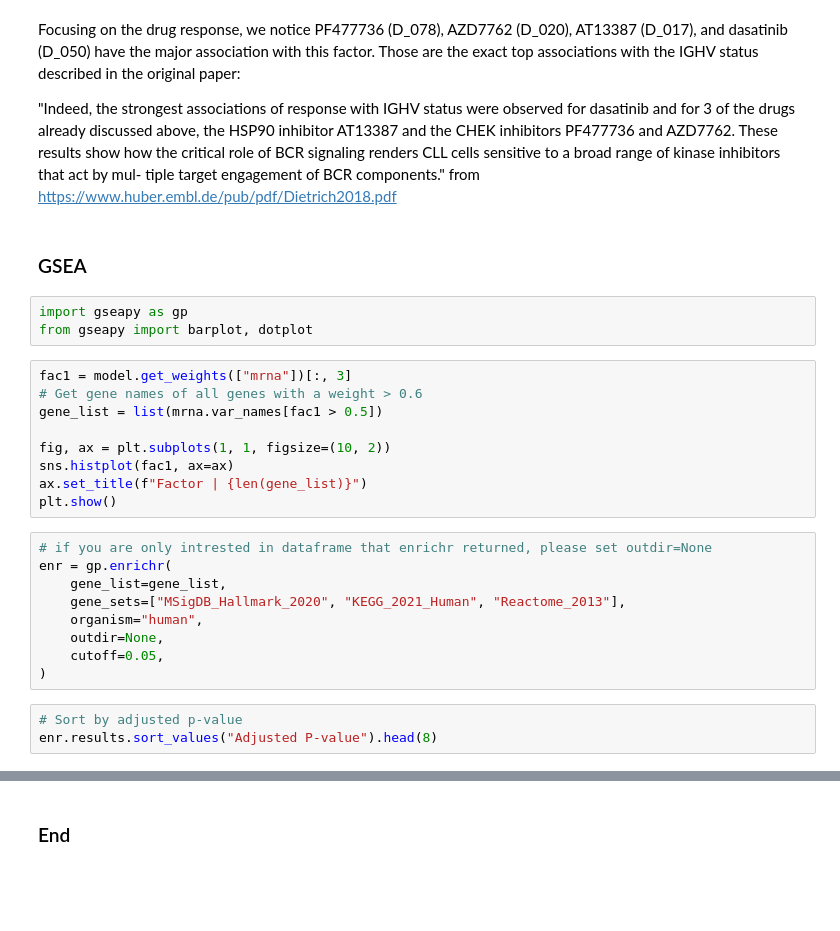
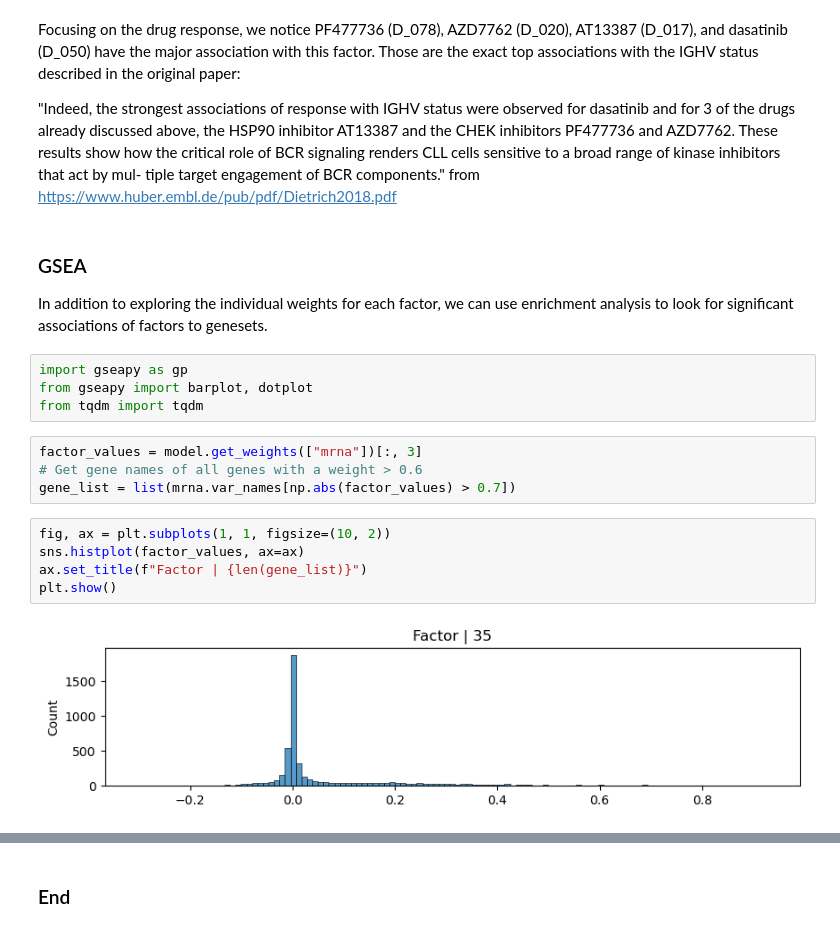
Before and after one commit to martinrohbeck/mofa-workshop, a Jupyter notebook: tutorial.ipynb, the cells around one changed output, grey strips where cells are left out. Cells and saved outputs as stored; diff of their text form; blank space fills up the shorter version.

```diff
--- a/tutorial.ipynb
+++ b/tutorial.ipynb
@@ -409,29 +648,22 @@ AT13387 and the CHEK inhibitors PF477736 and AZD7762. These
 results show how the critical role of BCR signaling renders CLL
 cells sensitive to a broad range of kinase inhibitors that act by mul-
 tiple target engagement of BCR components." from https://www.huber.embl.de/pub/pdf/Dietrich2018.pdf
-# %% [markdown]
-### GSEA
+# %% [markdown]
+### GSEA
+
+In addition to exploring the individual weights for each factor, we can use enrichment analysis to look for significant associations of factors to genesets.
 # %%
 import gseapy as gp
 from gseapy import barplot, dotplot
+from tqdm import tqdm
+# %%
+factor_values = model.get_weights(["mrna"])[:, 3]
+# Get gene names of all genes with a weight > 0.6
+gene_list = list(mrna.var_names[np.abs(factor_values) > 0.7])
 # %%
-fac1 = model.get_weights(["mrna"])[:, 3]
-# Get gene names of all genes with a weight > 0.6
-gene_list = list(mrna.var_names[fac1 > 0.5])
-
 fig, ax = plt.subplots(1, 1, figsize=(10, 2))
-sns.histplot(fac1, ax=ax)
+sns.histplot(factor_values, ax=ax)
 ax.set_title(f"Factor | {len(gene_list)}")
 plt.show()
+# %% [output]
+[figure, added]
-# %%
-# if you are only intrested in dataframe that enrichr returned, please set outdir=None
-enr = gp.enrichr(
-    gene_list=gene_list,
-    gene_sets=["MSigDB_Hallmark_2020", "KEGG_2021_Human", "Reactome_2013"],
-    organism="human",
-    outdir=None,
-    cutoff=0.05,
-)
-# %%
-# Sort by adjusted p-value
-enr.results.sort_values("Adjusted P-value").head(8)
```
Also changed, not shown: parts of 62 cells of this notebook.
